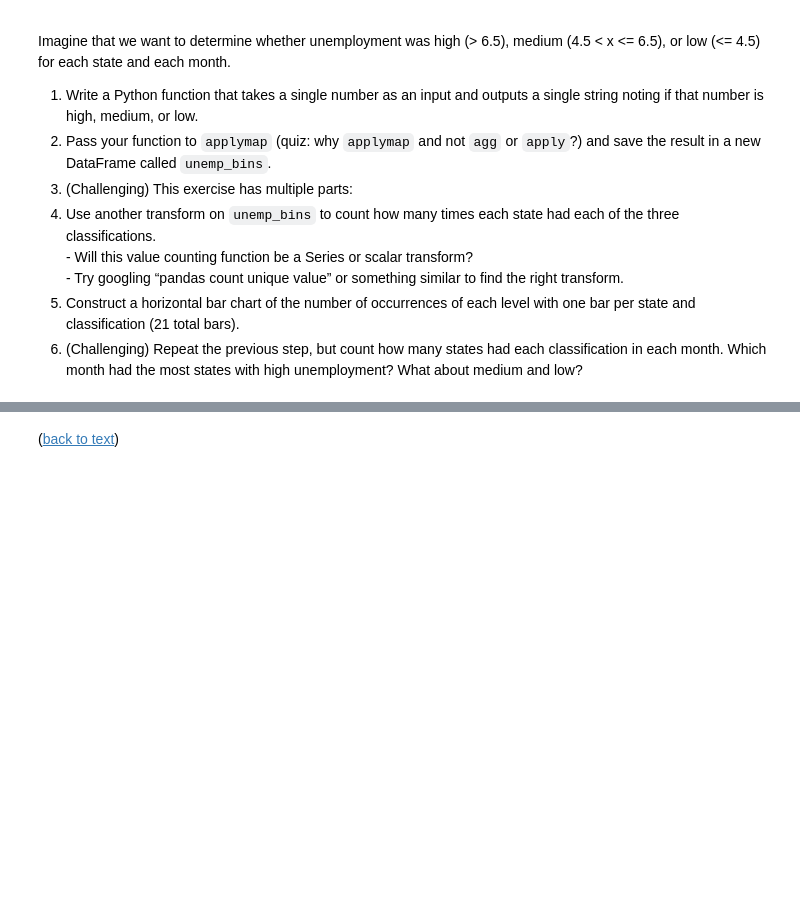
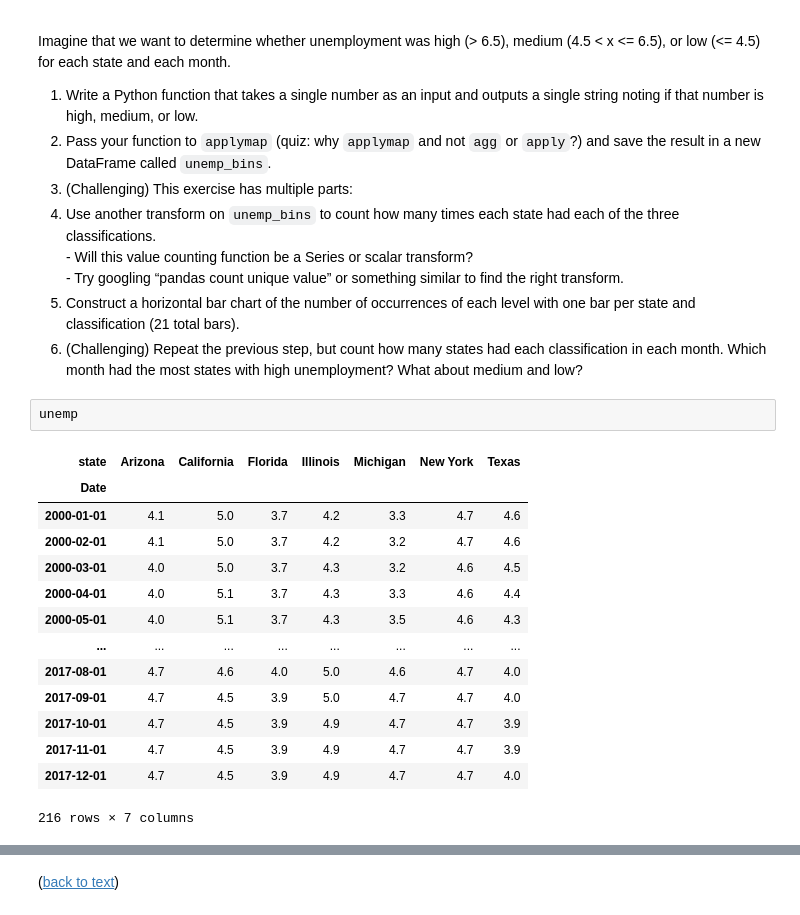
Before and after one commit to zyh-pku/Quant_Pandas, a Jupyter notebook: Index_pandas_9_files/2_basics.ipynb, the cells around one changed output, grey strips where cells are left out. Cells and saved outputs as stored; diff of their text form; blank space fills up the shorter version.

```diff
--- a/Index_pandas_9_files/2_basics.ipynb
+++ b/Index_pandas_9_files/2_basics.ipynb
@@ -702,5 +804,22 @@ medium (4.5 < x <= 6.5), or low (<= 4.5) for each state and each month.
 1. (Challenging) Repeat the previous step, but count how many states had
   each classification in each month. Which month had the most states
   with high unemployment? What about medium and low?
+# %%
+unemp
+# %% [output]
+| state | Arizona | California | Florida | Illinois | Michigan | New York | Texas |
+| Date |  |  |  |  |  |  |  |
+| 2000-01-01 | 4.1 | 5.0 | 3.7 | 4.2 | 3.3 | 4.7 | 4.6 |
+| 2000-02-01 | 4.1 | 5.0 | 3.7 | 4.2 | 3.2 | 4.7 | 4.6 |
+| 2000-03-01 | 4.0 | 5.0 | 3.7 | 4.3 | 3.2 | 4.6 | 4.5 |
+| 2000-04-01 | 4.0 | 5.1 | 3.7 | 4.3 | 3.3 | 4.6 | 4.4 |
+| 2000-05-01 | 4.0 | 5.1 | 3.7 | 4.3 | 3.5 | 4.6 | 4.3 |
+| ... | ... | ... | ... | ... | ... | ... | ... |
+| 2017-08-01 | 4.7 | 4.6 | 4.0 | 5.0 | 4.6 | 4.7 | 4.0 |
+| 2017-09-01 | 4.7 | 4.5 | 3.9 | 5.0 | 4.7 | 4.7 | 4.0 |
+| 2017-10-01 | 4.7 | 4.5 | 3.9 | 4.9 | 4.7 | 4.7 | 3.9 |
+| 2017-11-01 | 4.7 | 4.5 | 3.9 | 4.9 | 4.7 | 4.7 | 3.9 |
+| 2017-12-01 | 4.7 | 4.5 | 3.9 | 4.9 | 4.7 | 4.7 | 4.0 |
+216 rows × 7 columns
 # %%
 # Part 1: Write a Python function to classify unemployment levels.
```
Also changed, not shown: parts of 26 cells of this notebook.
